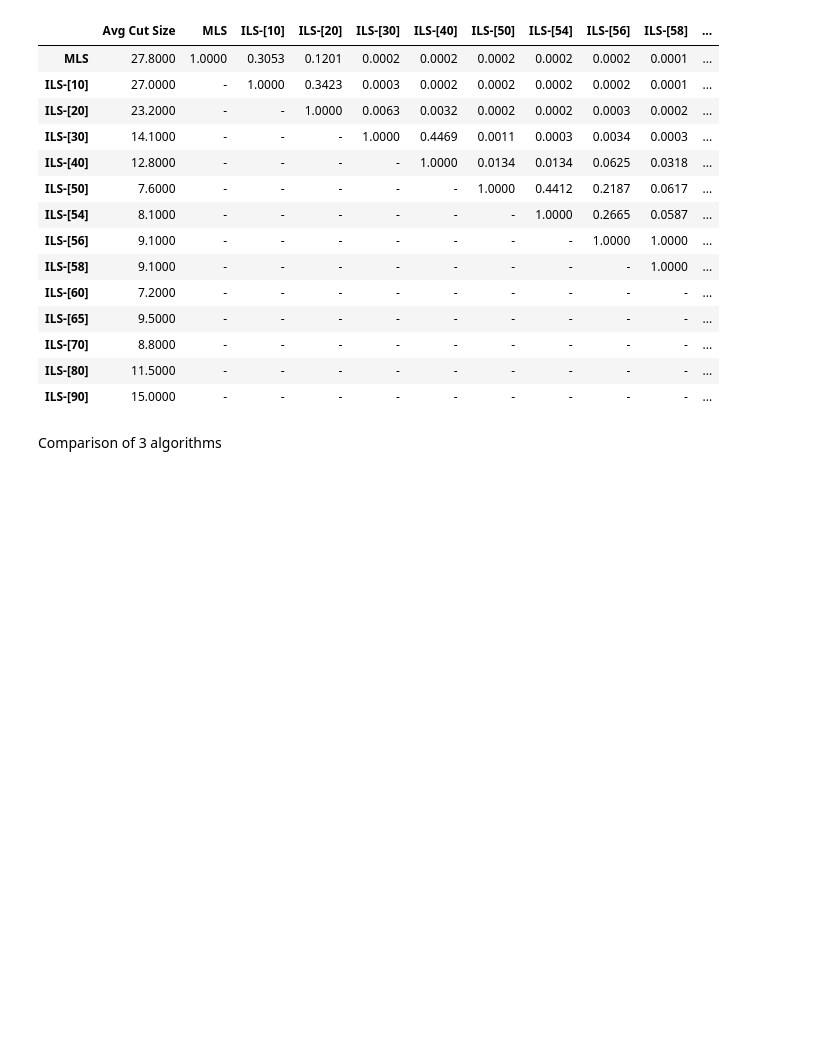
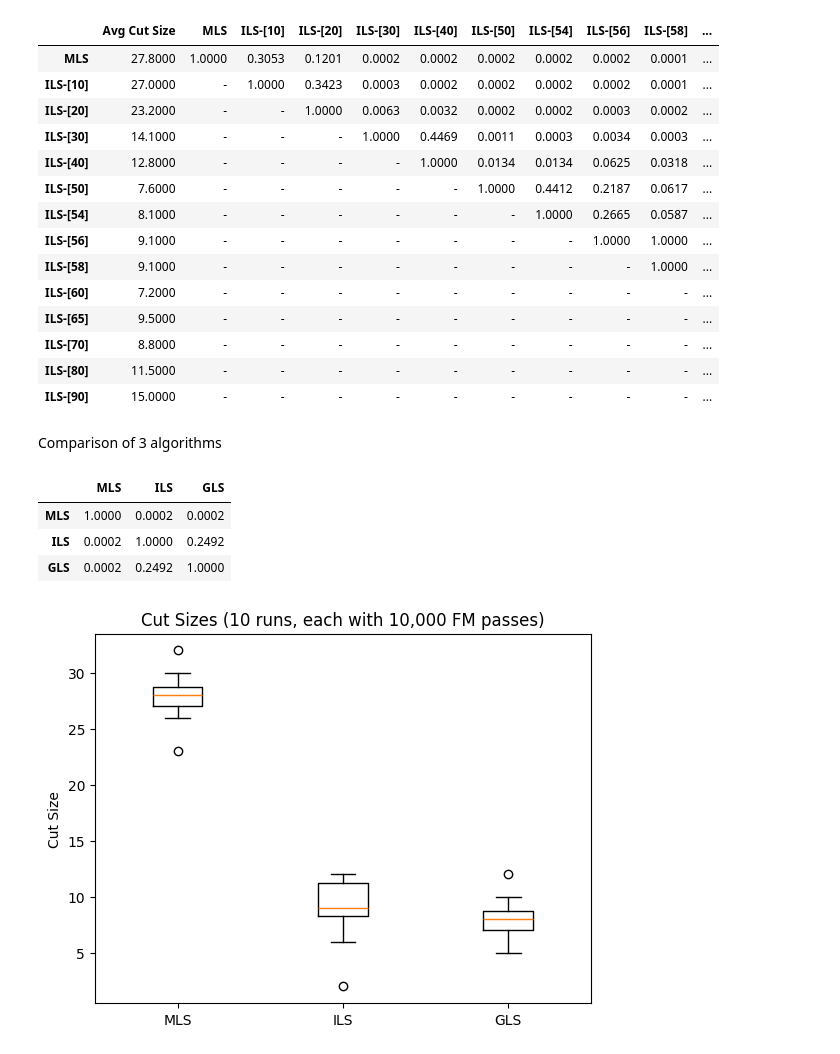
Before and after one commit to Cem-Kaya/Evo_Comp_Assignment_2, a Jupyter notebook: Practical_Assignment_2.ipynb, the cells around one changed output. Saved outputs shown, nothing was run; the diff lists cells and outputs as text; code cells hidden in the pictures; blank space fills up the shorter version.

```diff
--- a/Practical_Assignment_2.ipynb
+++ b/Practical_Assignment_2.ipynb
@@ -343,0 +341,60 @@ ils_results_file = "pckl/ils_find_mutation_size/2025-03-26_02-53-50_ILS-mutation
+# %%
+import utils
+import numpy as np
+import pandas as pd
+from IPython.display import HTML
+
+mls_results_file = "pckl/2025-03-26_17-46-39_MLS-runs_10-max_iterations_10000-best_cut_27.8-time_439.552.pkl"
+ils_results_file = "pckl/ils_find_mutation_size/2025-03-26_02-53-50_ILS-mutation_70-runs_10-max_iterations_10000-best_cut_8.8-time_444.173.pkl"
+gls_results_file = "pckl/gls_results__with_pop_size50_with_iter_10000_seed[0, 1, 2, 3, 4, 5, 6, 7, 8, 9]_20250328-221537.pkl"
+
+run_data = utils.load_pickle(mls_results_file)[:-1] #drop the last row which is a summary
+mls = pd.DataFrame(run_data)
+cut_sizes_mls = list(mls['best_cut_size'])
+stdev_mls = np.std(cut_sizes_mls)
+mean_mls = np.mean(cut_sizes_mls)
+
+run_data = utils.load_pickle(ils_results_file)[:-1] #drop the last row which is a summary
+ils = pd.DataFrame(run_data)
+cut_sizes_ils = list(ils['best_cut_size'])
+stdev_ils = np.std(cut_sizes_ils)
+mean_ils = np.mean(cut_sizes_ils)
+
+gls = utils.load_pickle(gls_results_file)
+cut_sizes_gls = gls['cut_sizes']
+stdev_gls = np.std(cut_sizes_gls)
+mean_gls = np.mean(cut_sizes_gls)
+
+algorithms = ['MLS', 'ILS', 'GLS']
+cut_sizes = [cut_sizes_mls, cut_sizes_ils, cut_sizes_gls]
+
+data = np.full((len(algorithms), len(algorithms)), np.nan)
+for i in range(len(algorithms)):
+    for j in range(len(algorithms)):
+        if i == j:
+            data[i][j] = np.float64(1)
+        else:
+            data[i][j] = utils.perform_mann_whitney_u_test(cut_sizes[i], cut_sizes[j])[1]
+
+columns = algorithms
+index = algorithms
+df = pd.DataFrame(data, columns=columns, index=index)
+styled_df = df.style.set_properties(**{'text-align': 'center'})
+styled_df = styled_df.format(precision=4)
+styled_df = styled_df.set_table_styles([{'selector': 'th', 'props': [('text-align', 'center')]}])
+html_table = styled_df.to_html()
+HTML(html_table)
+# %% [output]
+|  | MLS | ILS | GLS |
+| MLS | 1.0000 | 0.0002 | 0.0002 |
+| ILS | 0.0002 | 1.0000 | 0.2492 |
+| GLS | 0.0002 | 0.2492 | 1.0000 |
+# %%
+import matplotlib.pyplot as plt
+#box plots
+plt.boxplot([cut_sizes_mls, cut_sizes_ils, cut_sizes_gls], labels=['MLS', 'ILS', 'GLS'])
+plt.title("Cut Sizes (10 runs, each with 10,000 FM passes)")
+plt.ylabel("Cut Size")
+plt.show()
+# %% [output]
+[figure, added]
```
Also changed, not shown: parts of 2 cells of this notebook.
